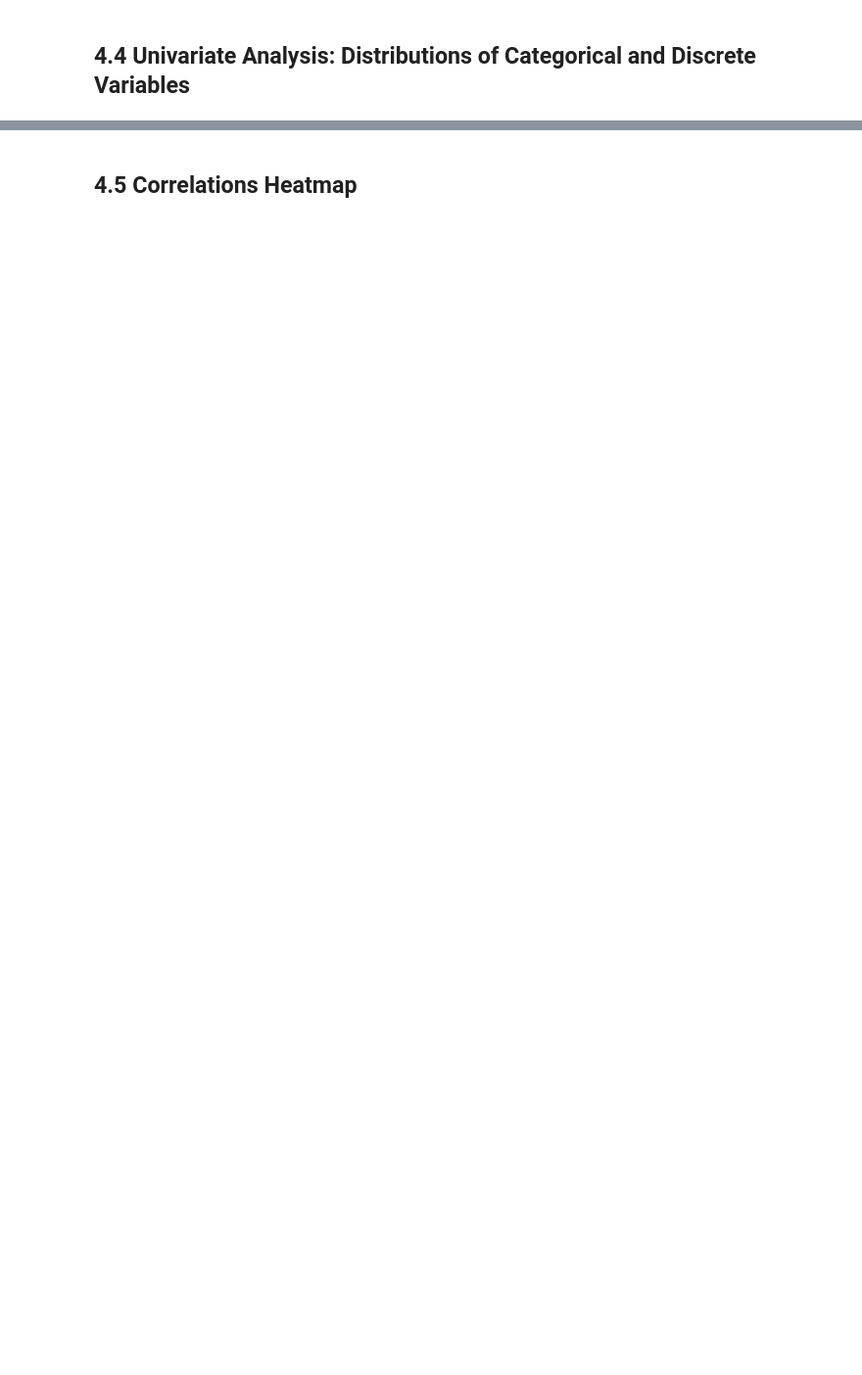
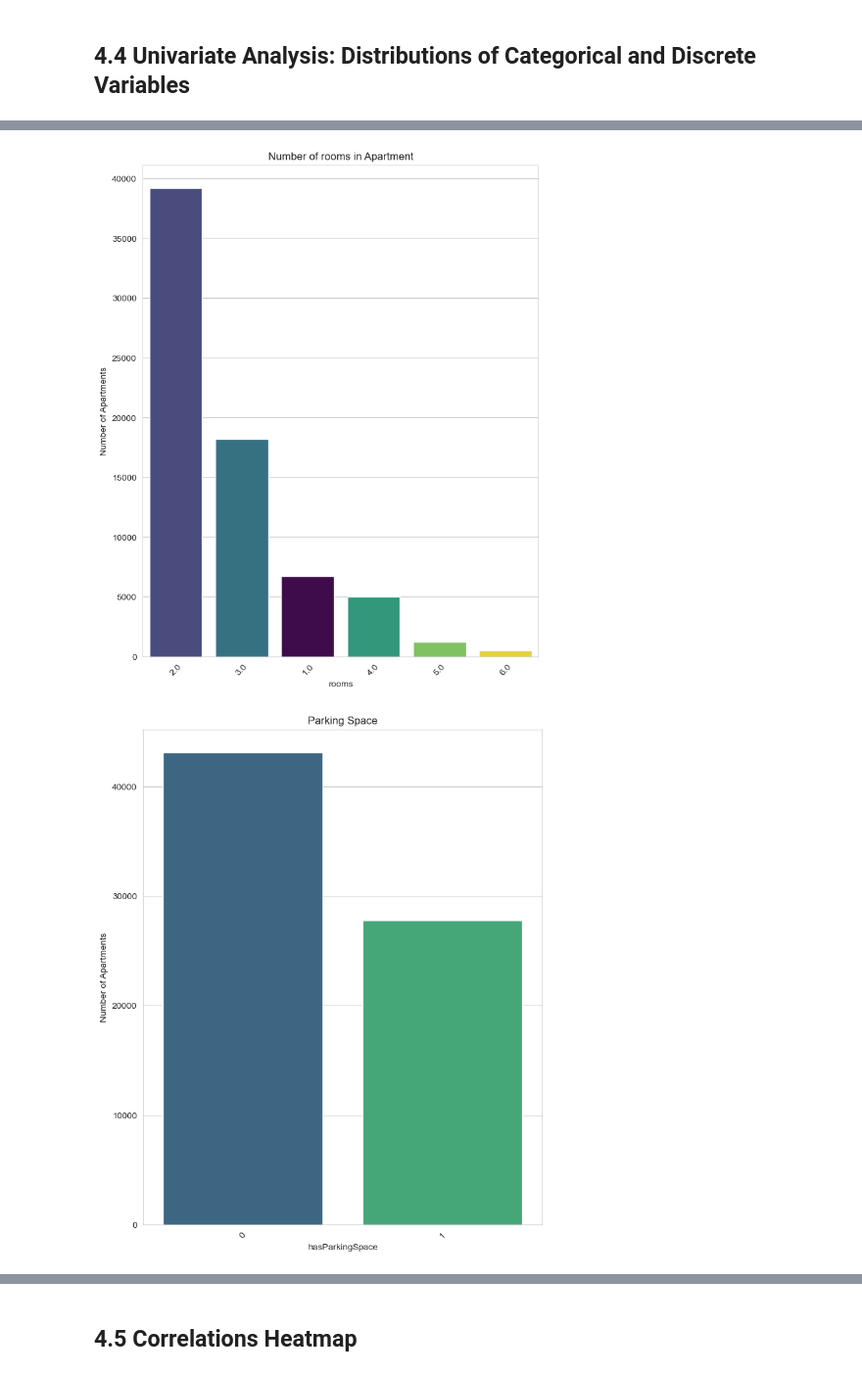
Before and after one commit to Oliwer1992/polish-real-estate-analysis, a Jupyter notebook: 02_Data_Cleaning_and_EDA.ipynb, the cells around one changed output, grey strips where cells are left out. Shown at 98% size. Cells and saved outputs as stored; diff of their text form; code cells hidden in the pictures; blank space fills up the shorter version.

```diff
--- a/02_Data_Cleaning_and_EDA.ipynb
+++ b/02_Data_Cleaning_and_EDA.ipynb
@@ -297,0 +333,13 @@ viz.boxplots(continuous_columns, continous_titles, continuos_axis_x)
+# %%
+discrete_columns = ['rooms','hasParkingSpace','hasBalcony','hasElevator','hasSecurity','hasStorageRoom']
+discrete_titles = [
+    'Number of rooms in Apartment',
+    'Parking Space',
+    'Balcony',
+    'Elevator',
+    'Security',
+    'Storage Room']
+viz.countplots(discrete_columns, discrete_titles)
+# %% [output]
+[figure, added]
+[figure, added]
```
Also changed, not shown: parts of 14 cells of this notebook.
